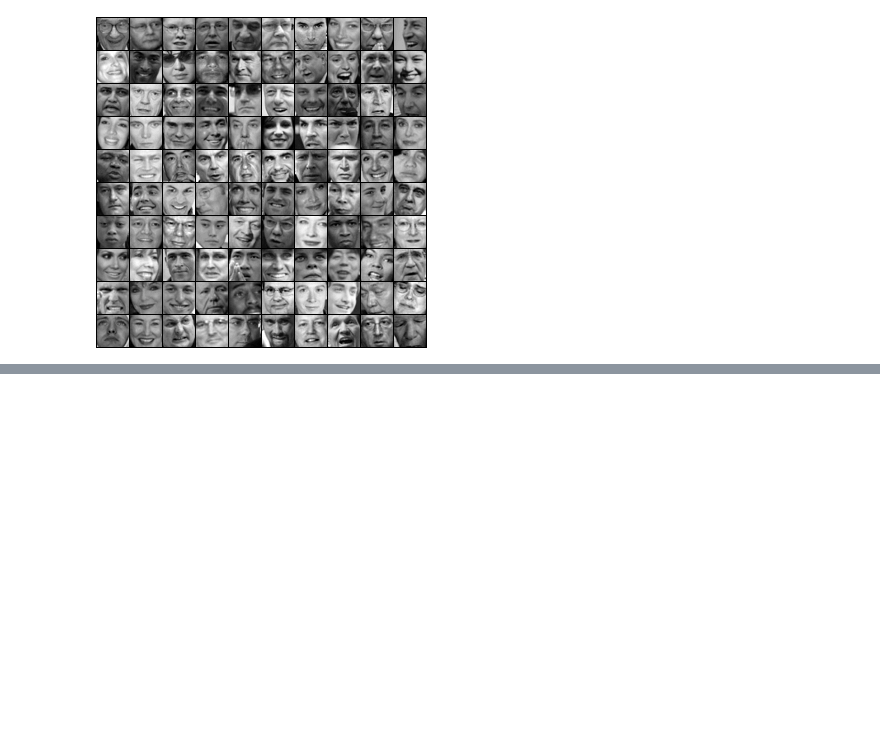
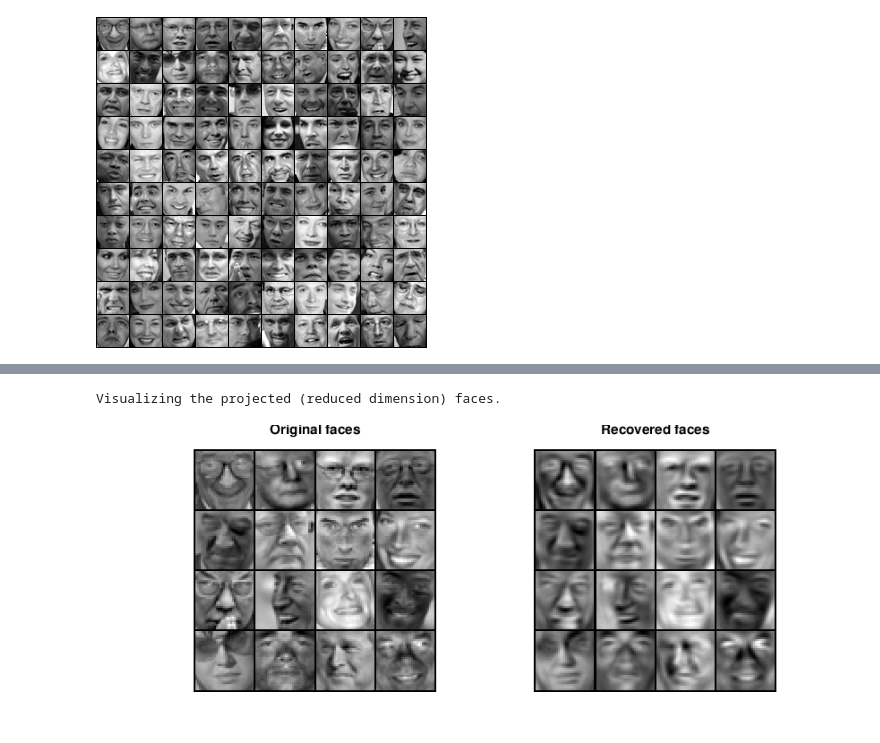
Before and after one commit to hernandezhdd/Machine-Learning-Stanford, a Jupyter notebook: ex7-octave/ex7_pca.ipynb, the cells around one changed output, grey strips where cells are left out. Cells and saved outputs as stored; diff of their text form; code cells hidden in the pictures; blank space fills up the shorter version.

```diff
--- a/ex7-octave/ex7_pca.ipynb
+++ b/ex7-octave/ex7_pca.ipynb
@@ -144,0 +222,29 @@ Loading face dataset.
+# %%
+%% ==== Part 7: Visualization of Faces after PCA Dimension Reduction ====
+%  Project images to the eigen space using the top K eigen vectors and
+%  visualize only using those K dimensions
+%  Compare to the original input, which is also displayed
+
+fprintf('\nVisualizing the projected (reduced dimension) faces.\n\n');
+
+K = 100;
+X_rec  = recoverData(Z, U, K);
+# %% [output]
+Visualizing the projected (reduced dimension) faces.
+# %%
+% Display normalized data
+subplot(1, 2, 1);
+displayData(X_norm(1:16,:));
+title('Original faces');
+axis square;
+
+% Display reconstructed data from only k eigenfaces
+subplot(1, 2, 2);
+displayData(X_rec(1:16,:));
+title('Recovered faces');
+axis square;
+
+pos = get(gcf,'Position');
+set(gcf, 'Position', [0,0,3/2*pos(3),pos(3)*0.6]);
+# %% [output]
+[figure, added]
```
Also changed, not shown: parts of 12 cells of this notebook, 1 other file.
